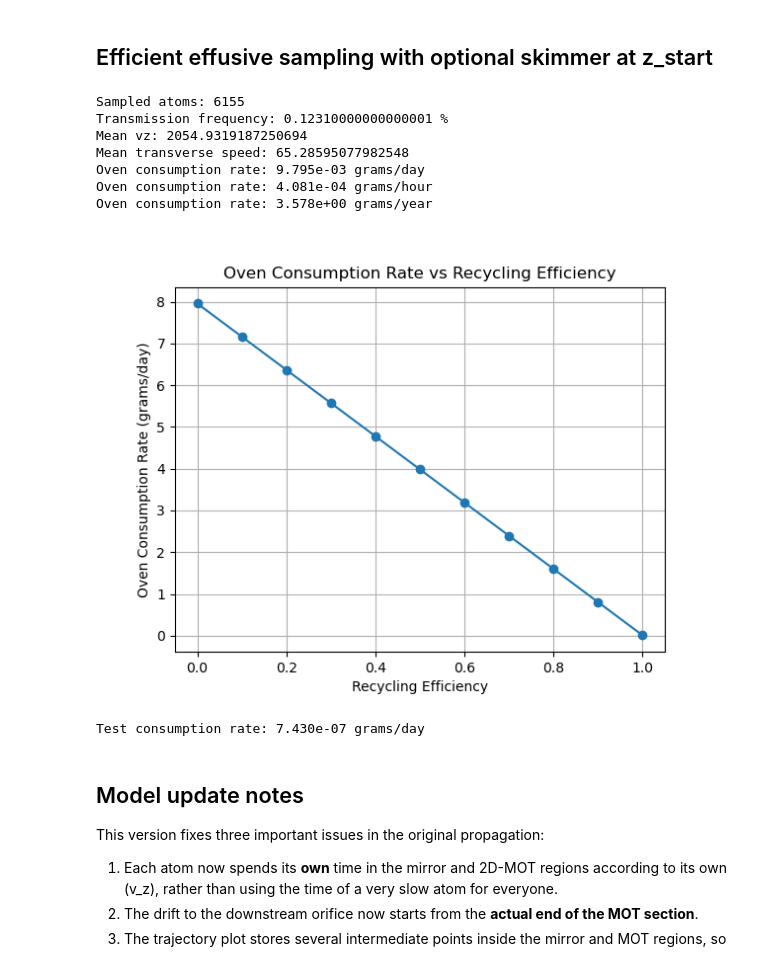
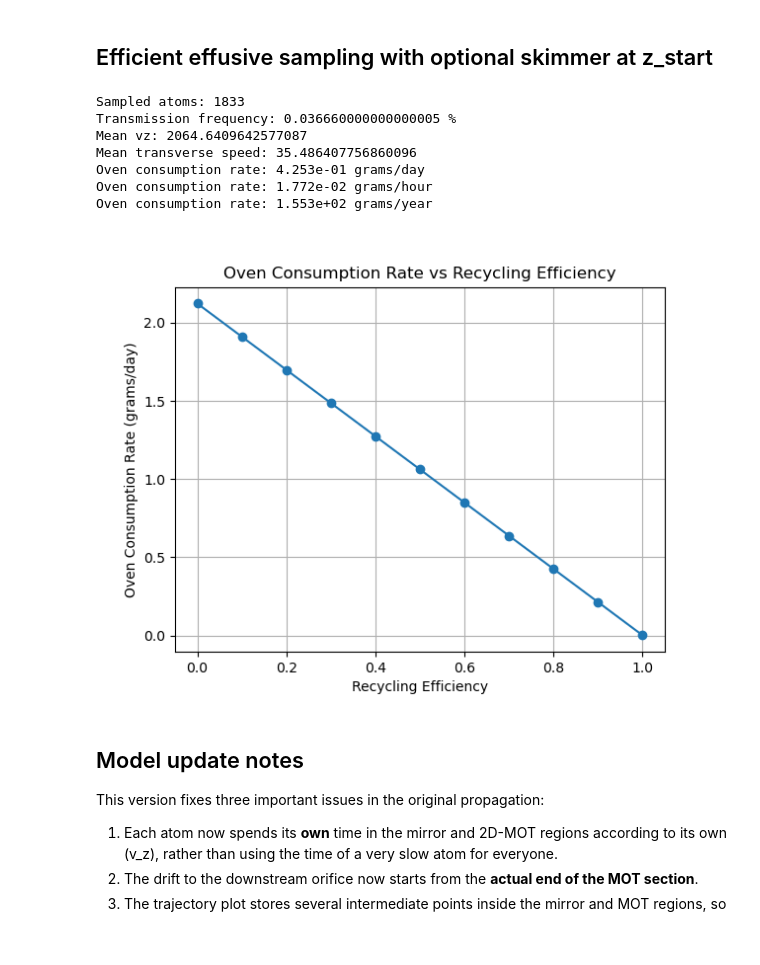
Before and after one commit to Pigg35/Lithium-6-Beamline, a Jupyter notebook: compact_li6_cooling_opt.ipynb, the cells around one changed output. Saved outputs shown, nothing was run; the diff lists cells and outputs as text; code cells hidden in the pictures.

```diff
--- a/compact_li6_cooling_opt.ipynb
+++ b/compact_li6_cooling_opt.ipynb
@@ -52,8 +56,8 @@ Imports and constants loaded.
 
 ## User parameters (edit here)
 # %%
-cfg = cool.SourceConfig(tube_length=0.1, tube_radius=0.007/2)
-# cfg = cool.SourceConfig()
+# cfg = cool.SourceConfig(tube_length=0.1, tube_radius=0.007/2)
+cfg = cool.SourceConfig(dt=1e-6)
 print(f"SourceConfig created: {cfg}")
 # %% [output]
 SourceConfig created: SourceConfig(N_atoms=5000000, isotope='Li-6', mass=9.988142485598999e-27, lambda0=6.70977e-07, k=9364233.50901683, Gamma=36882297.753144175, Isat_mW_cm2=2.54, Isat=25.4, T_oven_C ...
@@ -95,34 +99,28 @@ s0x_eff=260.97, s0y_eff=260.97
 # %%
 # This creates the distribution of atoms exiting the tube, including their positions and velocities, to use in the cooling and MOT sims
 beam_exiting_tube = cool.sample_effusive_beam(cfg)
 print("Sampled atoms:", len(beam_exiting_tube["x"]))
 print("Transmission frequency:", len(beam_exiting_tube["x"])/cfg.N_atoms * 100, "%")
 print("Mean vz:", beam_exiting_tube["vz"].mean())
 print("Mean transverse speed:", np.sqrt(beam_exiting_tube["vx"]**2 + beam_exiting_tube["vy"]**2).mean())
 
 # Calculate the oven consumption
-consumption_rates = cool.oven_consumption_rate(beam_exiting_tube, cfg, recycling_efficiency=1.0)
+consumption_rates = cool.oven_consumption_rate(beam_exiting_tube, cfg, recycling_efficiency=0.8)
 print(f"Oven consumption rate: {consumption_rates['consumption_rate_grams_per_day']:.3e} grams/day")
 print(f"Oven consumption rate: {consumption_rates['consumption_rate_grams_per_hour']:.3e} grams/hour")
 print(f"Oven consumption rate: {consumption_rates['consumption_rate_grams_per_year']:.3e} grams/year")
 
 recycling_efficiencies = np.linspace(0, 1, 11)
 cool.plot_consumptions(beam_exiting_tube, cfg, recycling_efficiencies=recycling_efficiencies)
 # %% [output]
-Sampled atoms: 6155
-Transmission frequency: 0.12310000000000001 %
-Mean vz: 2054.9319187250694
-Mean transverse speed: 65.28595077982548
-Oven consumption rate: 9.795e-03 grams/day
-Oven consumption rate: 4.081e-04 grams/hour
-Oven consumption rate: 3.578e+00 grams/year
+Sampled atoms: 1833
+Transmission frequency: 0.036660000000000005 %
+Mean vz: 2064.6409642577087
+Mean transverse speed: 35.486407756860096
+Oven consumption rate: 4.253e-01 grams/day
+Oven consumption rate: 1.772e-02 grams/hour
+Oven consumption rate: 1.553e+02 grams/year
-[figure, old version]
+[figure, new version]
-# %%
-test = 8.61e17 # atoms/s
-# convert to grams/day
-print(f"Test consumption rate: {test*cfg.mass*1e-3*86400:.3e} grams/day")
-# %% [output]
-Test consumption rate: 7.430e-07 grams/day
 # %% [markdown]
 ## Model update notes
 
```
Also changed, not shown: parts of 13 cells of this notebook, 2 other files.
